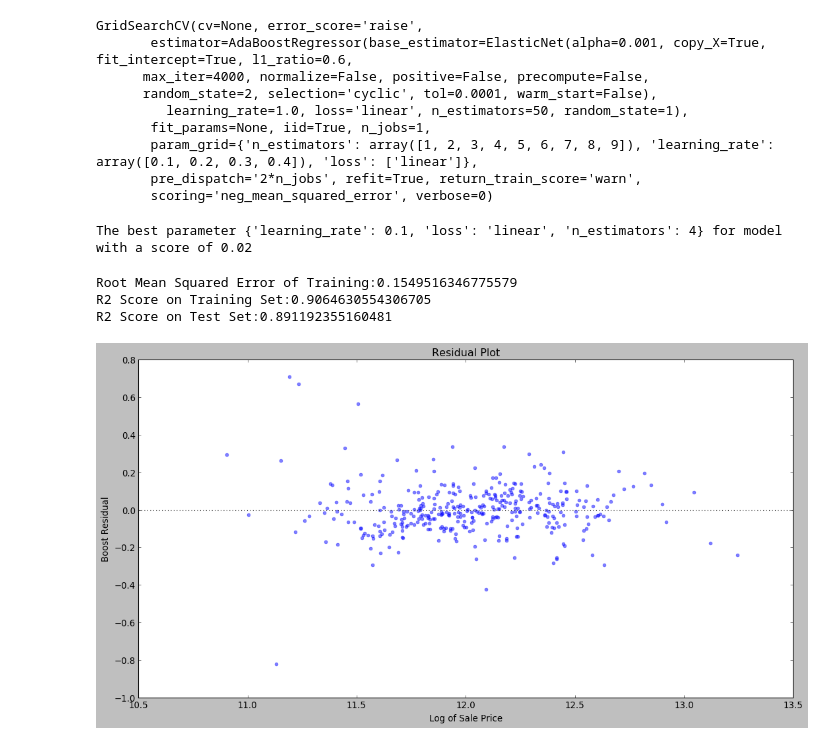
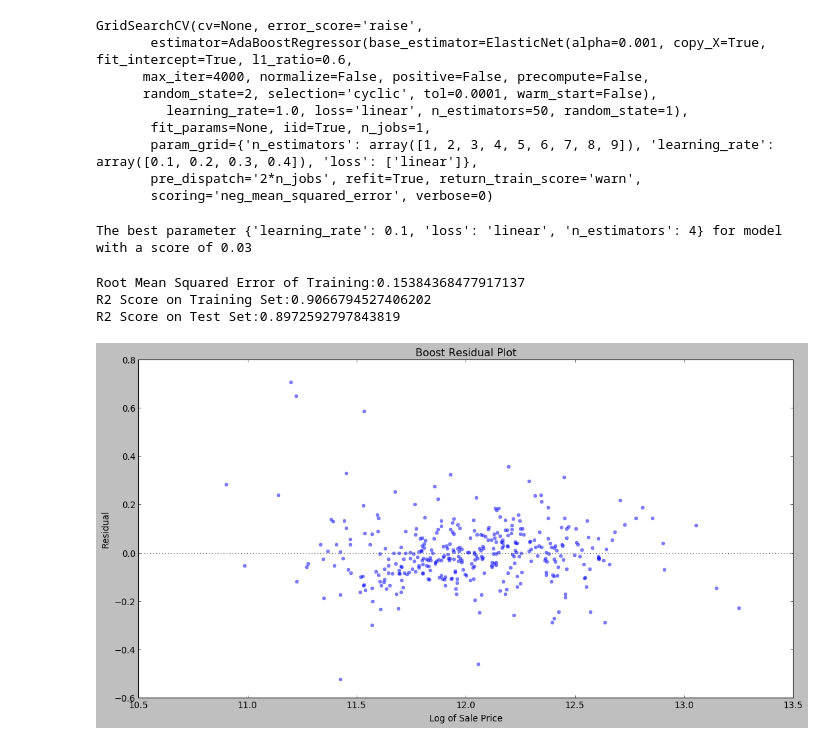
Before and after one commit to lmomoh91/HomeSalePriceAnalysis, a Jupyter notebook: FinalCap2code.ipynb, the cells around one changed output. Cells and saved outputs as stored; diff of their text form; code cells hidden in the pictures.

```diff
--- a/FinalCap2code.ipynb
+++ b/FinalCap2code.ipynb
@@ -537,12 +538,6 @@ objs = train.select_dtypes('object').columns
 print('Shape training data: {}'.format(train.shape))
 # %% [output]
 Shape training data: (1460, 63)
-# %%
-#Create new variable 'TotalSF':
-train['TotalSF'] = train['TotalBsmtSF'] + train['1stFlrSF'] + train['2ndFlrSF']
-test['TotalSF'] = test['TotalBsmtSF'] + test['1stFlrSF'] + test['2ndFlrSF']
-train = train.drop(['TotalBsmtSF','1stFlrSF','2ndFlrSF'], axis=1)
-test = test.drop(['TotalBsmtSF','1stFlrSF','2ndFlrSF'], axis=1)
 # %%
 X = train.reset_index(drop=True).drop(['SalePrice','MoSold', 'YrSold'], axis=1)
 y = np.log(train.SalePrice)
@@ -789,7 +793,7 @@ model_elastic = ElasticNet()
 # %%
 # Use GridSearhcv to find best Params:
 alphas = [.001,.005,.01,.1,1]
-l1 = [.2,.3,.4, .5, .6]
+l1 = [.4, .5, .6, .7]
 
 param_grid = dict(alpha=alphas, l1_ratio=l1)
 egrid = GridSearchCV(ElasticNet(max_iter=4000), param_grid=param_grid, scoring='neg_mean_squared_error')
@@ -904,16 +888,17 @@ GridSearchCV(cv=None, error_score='raise',
 print("The best parameter %s for model with a score of %0.2f"
       % (grid.best_params_, -grid.best_score_))
 # %% [output]
-The best parameter {'learning_rate': 0.1, 'loss': 'linear', 'n_estimators': 4} for model with a score of 0.02
+The best parameter {'learning_rate': 0.1, 'loss': 'linear', 'n_estimators': 4} for model with a score of 0.03
 # %%
 #fit model
 model_boost = AdaBoostRegressor(base_estimator = ElasticNet(alpha=.001, l1_ratio=egrid.best_params_['l1_ratio'], random_state=2), learning_rate=grid.best_params_['learning_rate'], loss=grid.best_params_['loss'], n_estimators=grid.best_params_['n_estimators'], random_state=1).fit(LX_train, Ly_train)
 # %%
+# view model metrics
 print('Root Mean Squared Error of Training:{}'.format(rmse_cv(model_boost).mean()))
 print('R2 Score on Training Set:{}'.format(model_boost.score(LX_train, Ly_train)))
 print('R2 Score on Test Set:{}'.format(model_boost.score(LX_test, Ly_test)))
 # %% [output]
-Root Mean Squared Error of Training:0.1549516346775579
-R2 Score on Training Set:0.9064630554306705
-R2 Score on Test Set:0.891192355160481
+Root Mean Squared Error of Training:0.15384368477917137
+R2 Score on Training Set:0.9066794527406202
+R2 Score on Test Set:0.8972592797843819
 # %%
@@ -921,12 +907,12 @@ pred4 = model_boost.predict(LX_test)
 # %%
 #Make Residual plt:
 plt.rcParams['figure.figsize'] = (16.0, 8.0)
 resid =  pred4 - Ly_test
 sns.residplot(pred4, resid, scatter_kws={'alpha': 0.5},
               line_kws={'color': 'red', 'lw': 1, 'alpha': 0.8})
-plt.ylabel('Boost Residual')
+plt.ylabel('Residual')
 plt.xlabel('Log of Sale Price')
-plt.title('Residual Plot')
+plt.title('Boost Residual Plot')
 plt.show()
 # %% [output]
-[figure, old version]
+[figure, new version]
```
Also changed, not shown: parts of 36 cells of this notebook.
